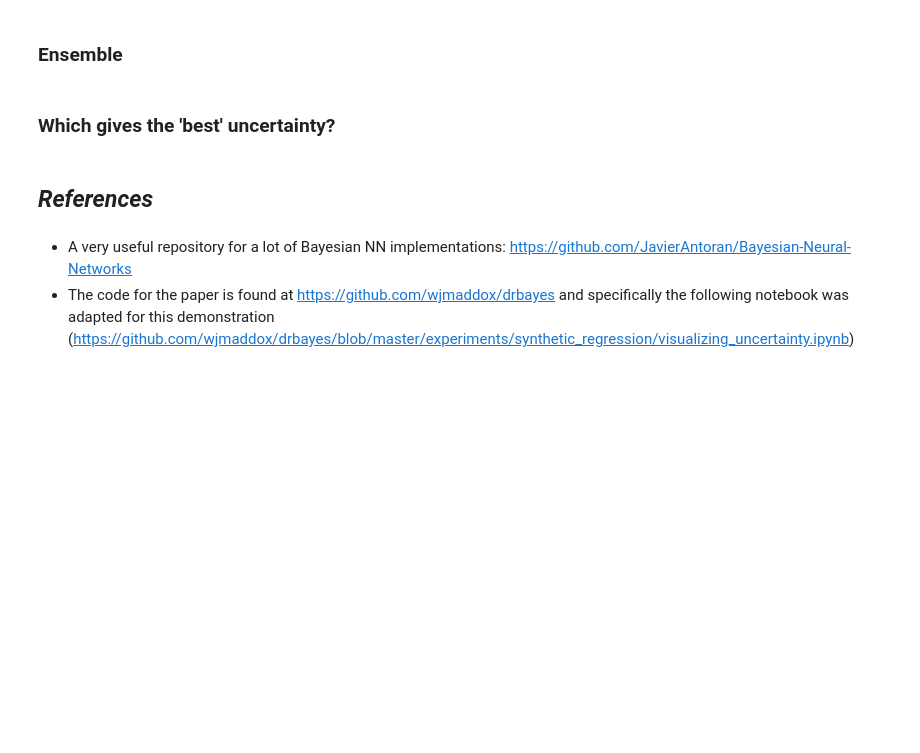
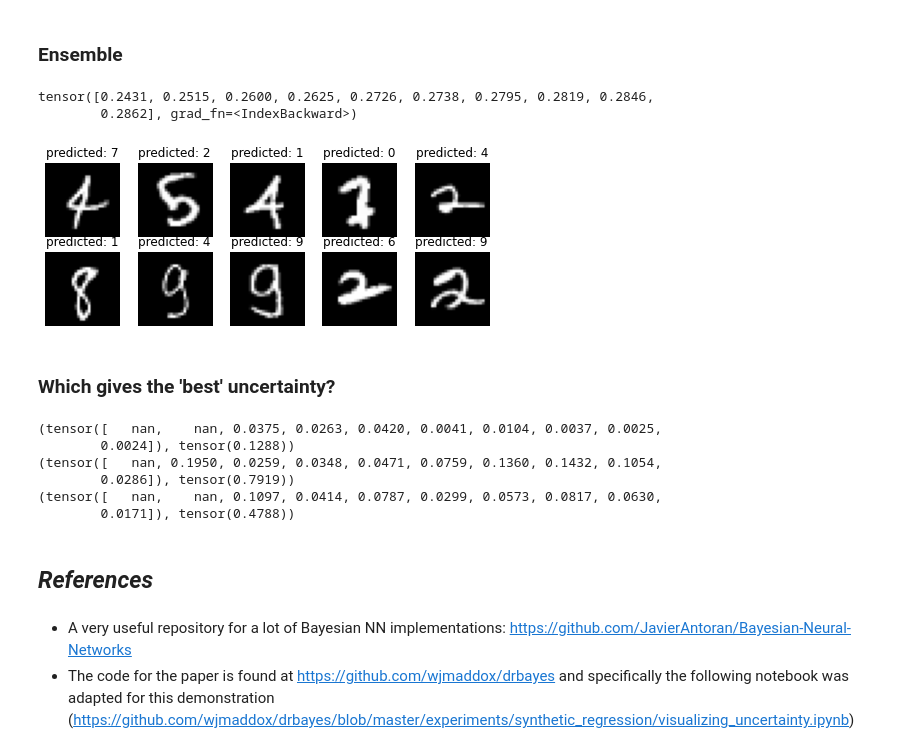
Before and after one commit to ymohamedahmed/drbayes, a Jupyter notebook: SIBDL_demo_group_13.ipynb, the cells around one changed output. Drawn from its saved outputs; the diff is of its cells as text; code cells hidden in the pictures; blank space fills up the shorter version.

```diff
--- a/SIBDL_demo_group_13.ipynb
+++ b/SIBDL_demo_group_13.ipynb
@@ -268,4 +285,4 @@ NameError: ignored
 # %%
 ensemble = Ensemble(number_of_networks = 10, dims = [28*28,10])
-ensemble.train(losses.cross_entropy, 500, train_loader, val_loader, lr=0.001)
+ensemble.train(losses.cross_entropy, 500, train_loader, val_loader, lr=0.01)
 ensemble.save()
@@ -409,13 +433,30 @@ tensor([9.4232e-14, 9.9999e-01, 4.7623e-10, 4.3453e-11, 1.7875e-09, 2.6415e-12,
 # %% [markdown]
 ### Ensemble
 # %%
-preds = ensemble.predict(test_loader)
-inds = torch.max(preds,dim=1)[0].argsort()[:10]
-print(torch.max(preds,dim=1)[0][inds])
+test_loader = torch.utils.data.DataLoader(test,batch_size=1)
+ensemble_preds = torch.zeros(len(test_loader), 10)
+for i, (x,y) in enumerate(test_loader):
+  x = x.to(device)
+  output = torch.zeros(1,10).to(device)
+  for m in ensemble.ensemble:
+    m.to(device)
+    output += F.softmax(m(x), dim=1)
+  ensemble_preds[i] = output/ensemble.N
+
+inds = torch.max(ensemble_preds,dim=1)[0].argsort()[:10]
+print(torch.max(ensemble_preds,dim=1)[0][inds])
+fig,axs = plt.subplots(figsize=(8,3),nrows=2, ncols=5)
+axs = axs.flatten()
 for i,im in enumerate(test_loader.dataset.data[inds]):
-  plt.imshow(im,cmap='gray')
-  plt.title(f'predicted: {preds[i].argmax()}')
-  plt.show()
+  ax = axs[i]
+  ax.imshow(im,cmap='gray')
+  ax.set_axis_off()
+  ax.title.set_text(f'predicted: {ensemble_preds[i].argmax()}')
+plt.show()
+# %% [output]
+tensor([0.2431, 0.2515, 0.2600, 0.2625, 0.2726, 0.2738, 0.2795, 0.2819, 0.2846,
+        0.2862], grad_fn=<IndexBackward>)
+[figure, added]
 # %% [markdown]
 ### Which gives the 'best' uncertainty?
 # %%
@@ -434,3 +475,14 @@ def ece(predictions, y, bins=10):
+# %%
+print(ece(vi_preds, test.targets[:,0]))
+print(ece(full_vi_preds, test.targets[:,0]))
+print(ece(ensemble_preds, test.targets[:,0]))
+# %% [output]
+(tensor([   nan,    nan, 0.0375, 0.0263, 0.0420, 0.0041, 0.0104, 0.0037, 0.0025,
+        0.0024]), tensor(0.1288))
+(tensor([   nan, 0.1950, 0.0259, 0.0348, 0.0471, 0.0759, 0.1360, 0.1432, 0.1054,
+        0.0286]), tensor(0.7919))
+(tensor([   nan,    nan, 0.1097, 0.0414, 0.0787, 0.0299, 0.0573, 0.0817, 0.0630,
+        0.0171]), tensor(0.4788))
 # %% [markdown]
 ## _References_
 # %% [markdown]
```
Also changed, not shown: parts of 19 cells of this notebook.
